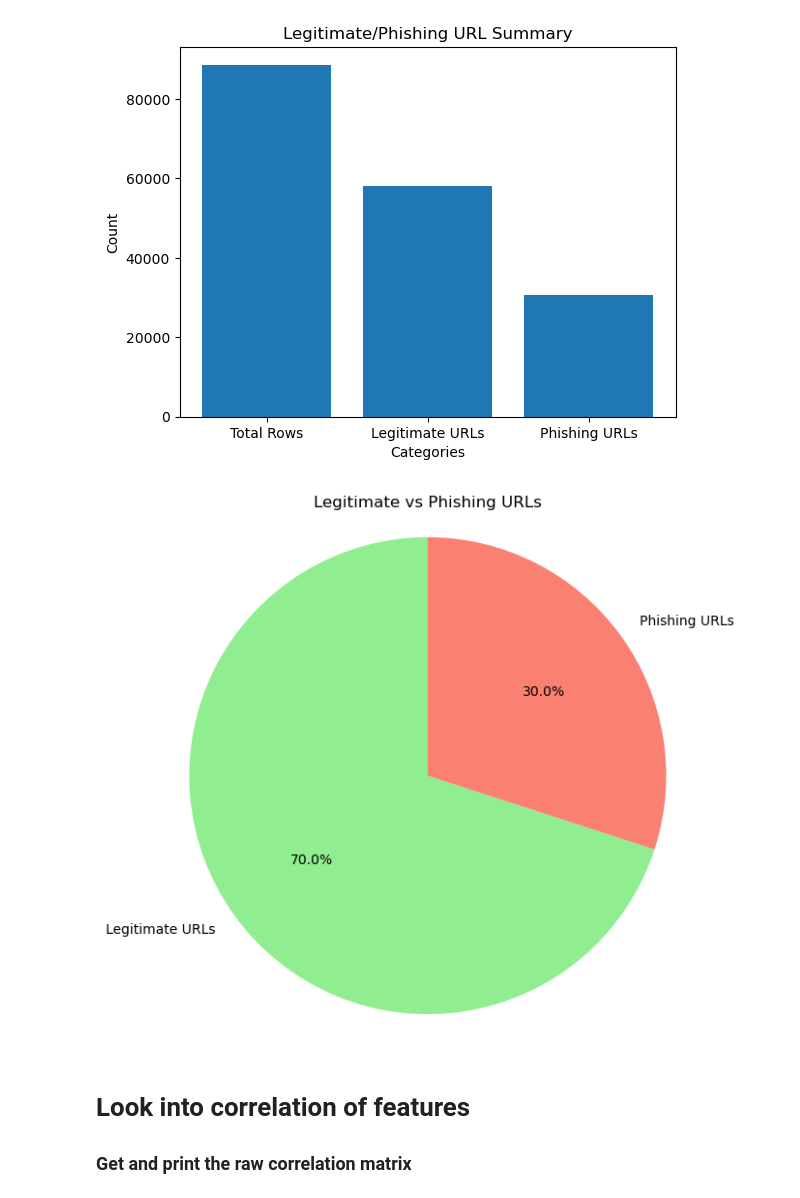
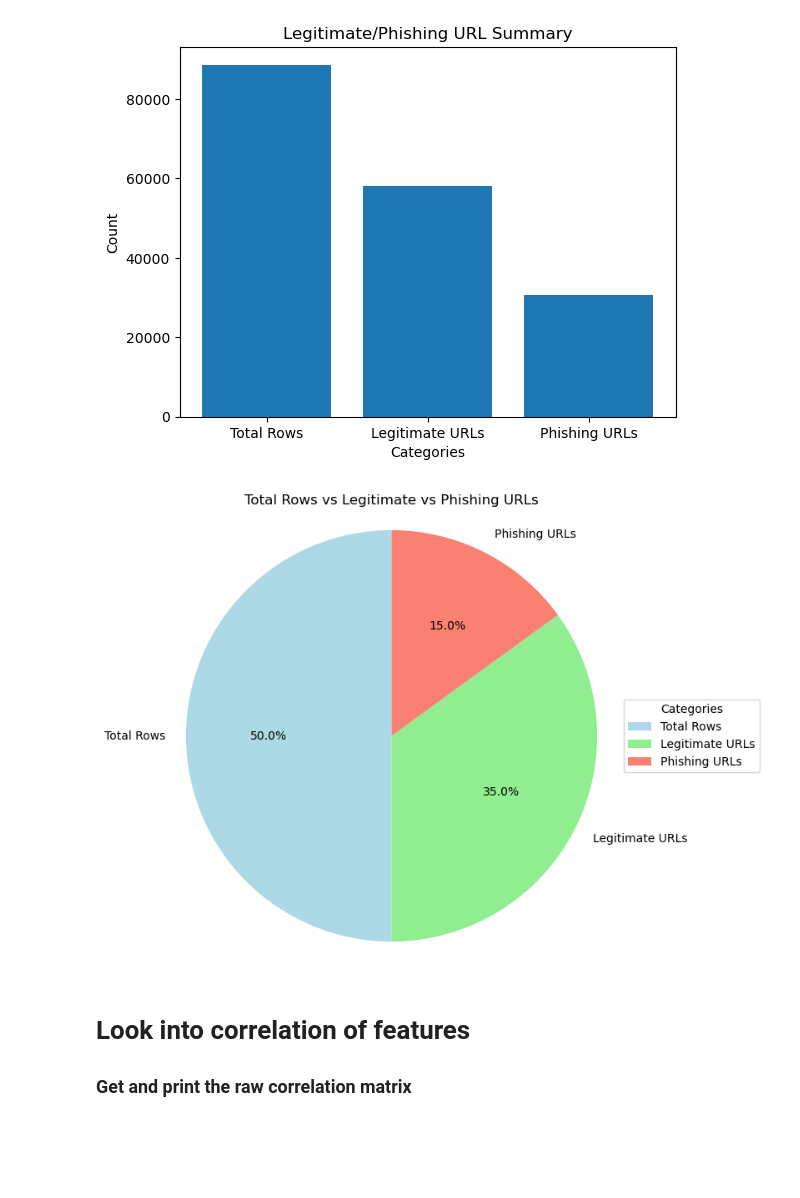
Before and after one commit to brian-campbell/ai-bootcamp-project-2, a Jupyter notebook: phishing_basic_analysis.ipynb, the cells around one changed output. Drawn from its saved outputs; the diff is of its cells as text; code cells hidden in the pictures; blank space fills up the shorter version.

```diff
--- a/phishing_basic_analysis.ipynb
+++ b/phishing_basic_analysis.ipynb
@@ -144,23 +144,23 @@ plt.show ()
 # %% [output]
 [figure]
 # %%
-# Assuming legitimate_count and phishing_count are already defined
-total_rows = 10000  # Example value for total rows
-legitimate_count = 7000  # Example value for legitimate URLs
-phishing_count = 3000  # Example value for phishing URLs
+# Data for pie chart, including total rows
+counts = [total_rows, legitimate_count, phishing_count]
+labels = ['Total Rows', 'Legitimate URLs', 'Phishing URLs']
 
-# Data for pie chart
-counts = [legitimate_count, phishing_count]
-labels = ['Legitimate URLs', 'Phishing URLs']
+# Create the pie chart
+plt.figure(figsize=(7, 7))
+wedges, texts, autotexts = plt.pie(counts, labels=labels, autopct='%1.1f%%', startangle=90, colors=['lightblue', 'lightgreen', 'salmon'])
+plt.title('Total Rows vs Legitimate vs Phishing URLs')
+plt.axis('equal')  # Ensures the pie is drawn as a circle
 
-# Create pie chart
-plt.figure(figsize=(7, 7))
-plt.pie(counts, labels=labels, autopct='%1.1f%%', startangle=90, colors=['lightgreen', 'salmon'])
-plt.title('Legitimate vs Phishing URLs')
-plt.axis('equal')  # Equal aspect ratio ensures that pie is drawn as a circle.
+# Adding data on the side
+plt.legend(wedges, labels, title="Categories", loc="center left", bbox_to_anchor=(1, 0, 0.5, 1))
+
+# Show the plot
 plt.show()
 # %% [output]
-[figure, old version]
+[figure, new version]
 # %% [markdown]
 # Look into correlation of features
 ### Get and print the raw correlation matrix
```
